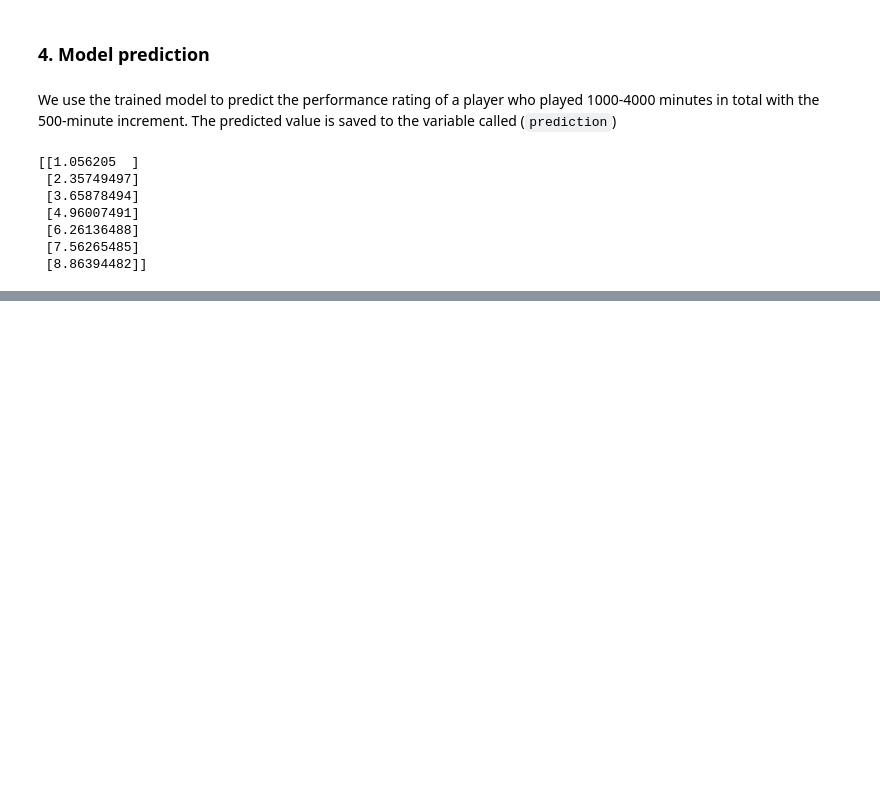
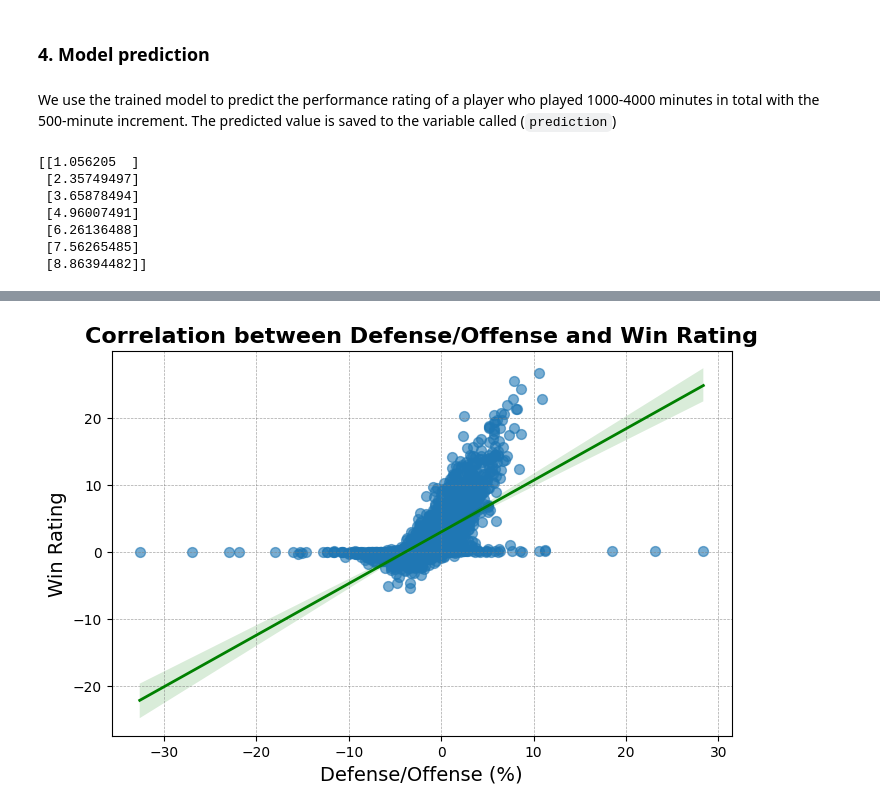
Before and after one commit to Dimasaur/nba_project, a Jupyter notebook: nba_project.ipynb, the cells around one changed output, grey strips where cells are left out. Drawn from its saved outputs; the diff is of its cells as text; code cells hidden in the pictures; blank space fills up the shorter version.

```diff
--- a/nba_project.ipynb
+++ b/nba_project.ipynb
@@ -160,0 +189,16 @@ print(prediction)
+# %%
+# Visualizing the correlaton between defense/offense ratio and win rating
+
+plt.figure(figsize=(8,5))
+sns.regplot(data=data, x='do_ratio', y='win_rating', scatter_kws={'s': 50, 'alpha': 0.6}, line_kws={"color": "green", "lw": 2})
+
+# Adding titles and labels with enhanced styling
+plt.title("Correlation between Defense/Offense and Win Rating", fontsize=16, fontweight='bold')
+plt.xlabel("Defense/Offense (%)", fontsize=14)
+plt.ylabel("Win Rating", fontsize=14)
+
+plt.grid(color='gray', linestyle='--', linewidth=0.5, alpha=0.7)
+
+plt.show();
+# %% [output]
+[figure, added]
```
Also changed, not shown: parts of 13 cells of this notebook.
